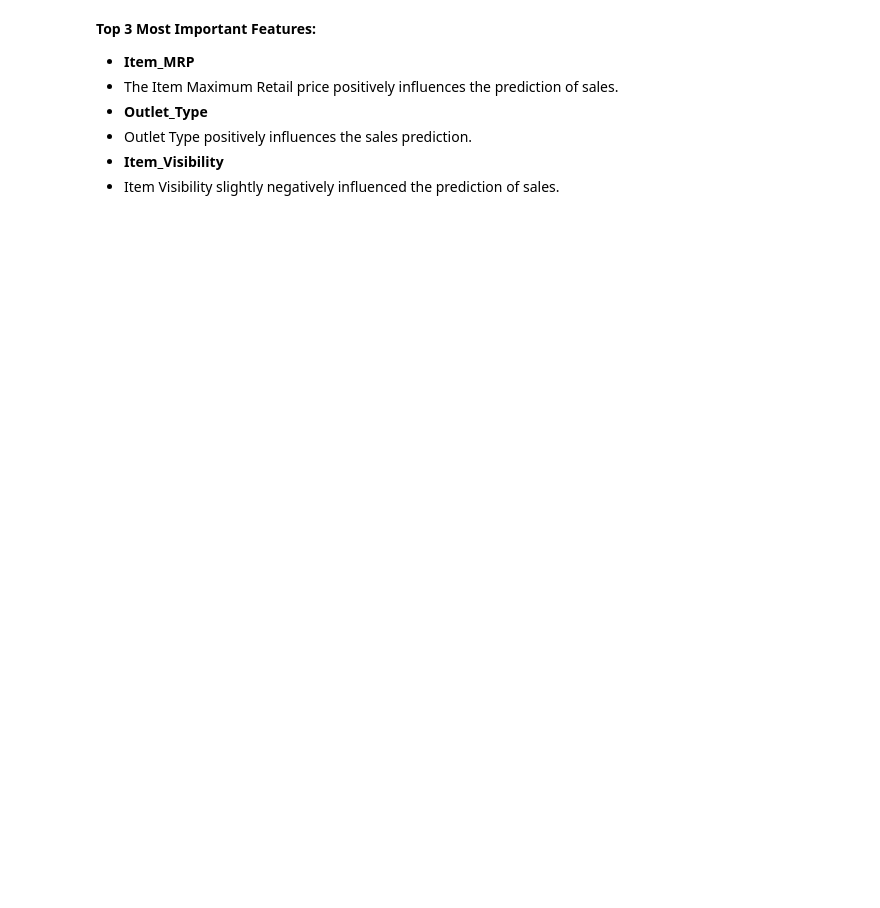
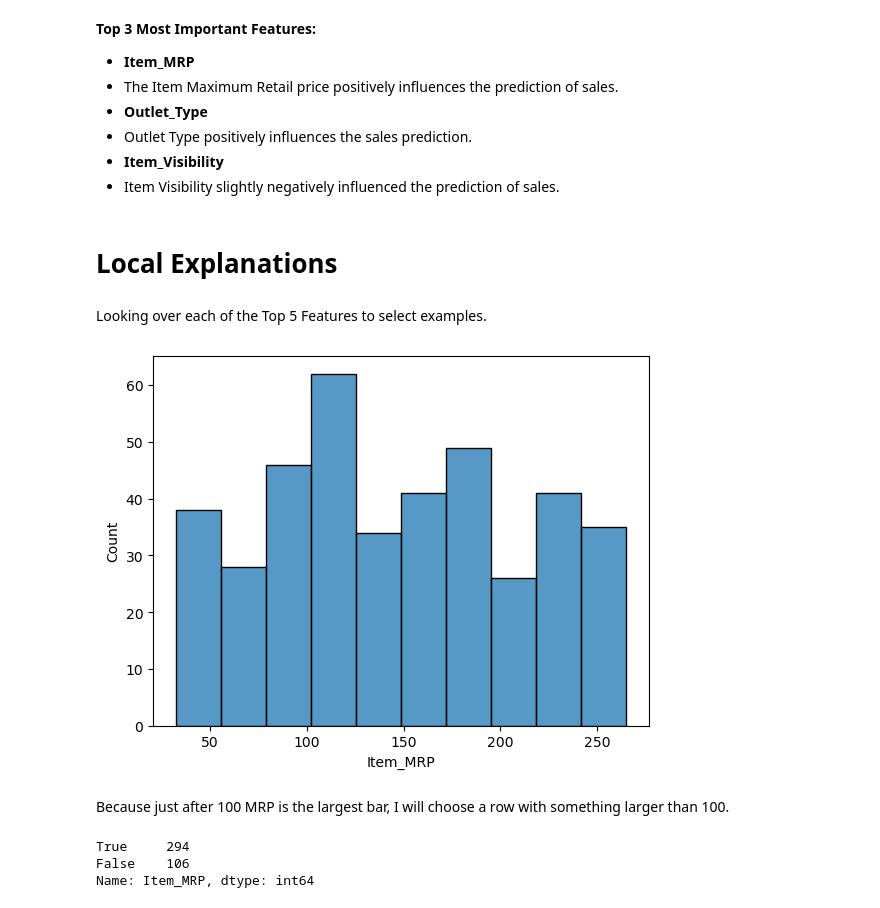
Before and after one commit to G3ntl3g1ant/sales-predictions, a Jupyter notebook: Explaining Models with Shap.ipynb, the cells around one changed output. Cells and saved outputs as stored; diff of their text form; code cells hidden in the pictures; blank space fills up the shorter version.

Commit message:
Working on SHAP Local Models
Local models need to be edited.

```diff
--- a/Explaining Models with Shap.ipynb
+++ b/Explaining Models with Shap.ipynb
@@ -93,3 +93,7 @@ No data for colormapping provided via 'c'. Parameters 'vmin', 'vmax' will be ign
  - Outlet Type positively influences the sales prediction.
 - **Item_Visibility**
  - Item Visibility slightly negatively influenced the prediction of sales.
+# %% [markdown]
+# Local Explanations
+# %% [markdown]
+Looking over each of the Top 5 Features to select examples.
@@ -95,0 +102,15 @@ No data for colormapping provided via 'c'. Parameters 'vmin', 'vmax' will be ign
+# %%
+# Item_MRP
+sns.histplot(X_shap['Item_MRP']);
+# %% [output]
+[figure, added]
+# %% [markdown]
+Because just after 100 MRP is the largest bar, I will choose a row with something larger than 100.
+# %%
+# Saving filters where Item_MRP is over 100
+filt_mrp = X_shap['Item_MRP'] > 100
+filt_mrp.value_counts()
+# %% [output]
+True     294
+False    106
+Name: Item_MRP, dtype: int64
```
Also changed, not shown: parts of 20 cells of this notebook.
